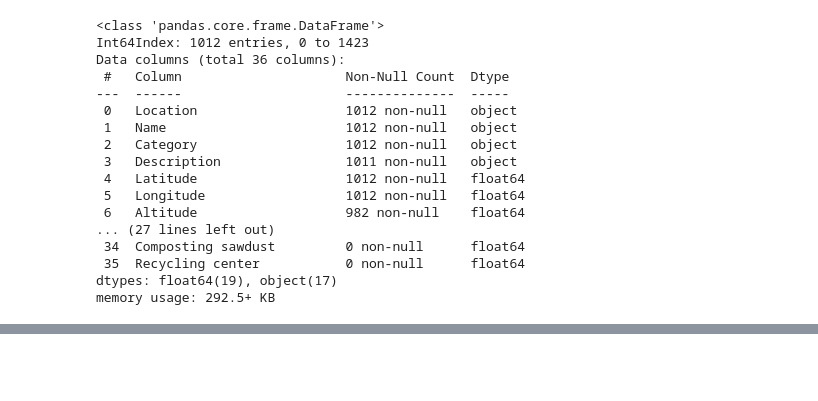
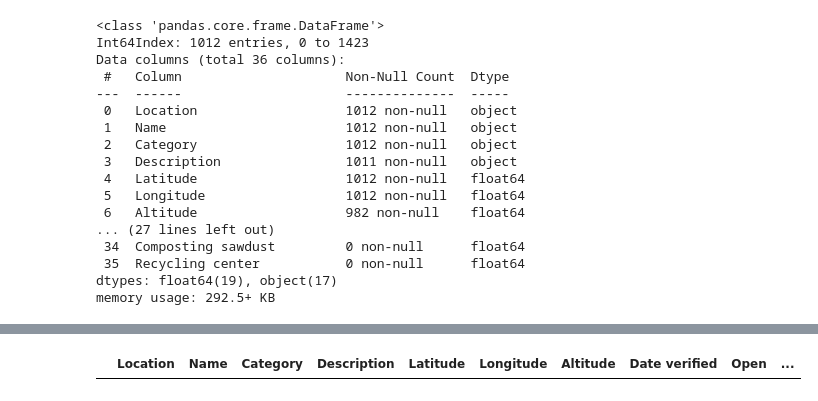
Before and after one commit to paultanger/CampsitePredict, a Jupyter notebook: established_campgrounds.ipynb, the cells around one changed output, grey strips where cells are left out. Saved outputs shown, nothing was run; the diff lists cells and outputs as text; code cells hidden in the pictures; blank space fills up the shorter version.

```diff
--- a/established_campgrounds.ipynb
+++ b/established_campgrounds.ipynb
@@ -236,6 +260,8 @@ USdata_camgrounds_zip_states_combined['State'] = USdata_camgrounds_zip_states_co
 # %%
 # save csv, next we will pull sat images
 USdata_camgrounds_zip_states_combined.to_csv('data/USdata_est_campgrounds_zip_states_combined.csv')
+# %%
+USdata_camgrounds_zip_states_combined = pd.read_csv('data/USdata_est_campgrounds_zip_states_combined.csv')
 # %%
 def download_images(client, df, zoomlevel, max_requests=10, prefix="", out_path="data/"):
     if not os.path.exists(out_path):
@@ -326,3 +352,6 @@ def download_images(client, df, zoomlevel, max_requests=10, prefix="", out_path=
     return True
 # %%
 max_requests = 10_000
+# %%
+# filter for only places with actual states
+USdata_camgrounds_zip_states_combined = USdata_camgrounds_zip_states_combined[USdata_camgrounds_zip_states_combined['State'] != '']
@@ -328,0 +372,6 @@ max_requests = 10_000
+# %%
+USdata_camgrounds_zip_states_combined = USdata_camgrounds_zip_states_combined.drop('Unnamed: 0', axis=1)
+# %%
+USdata_camgrounds_zip_states_combined[USdata_camgrounds_zip_states_combined['Category'] == '0.0']
+# %% [output]
+|  | Location | Name | Category | Description | Latitude | Longitude | Altitude | Date verified | Open | ... |
```
Also changed, not shown: parts of 11 cells of this notebook, 7 other files.
